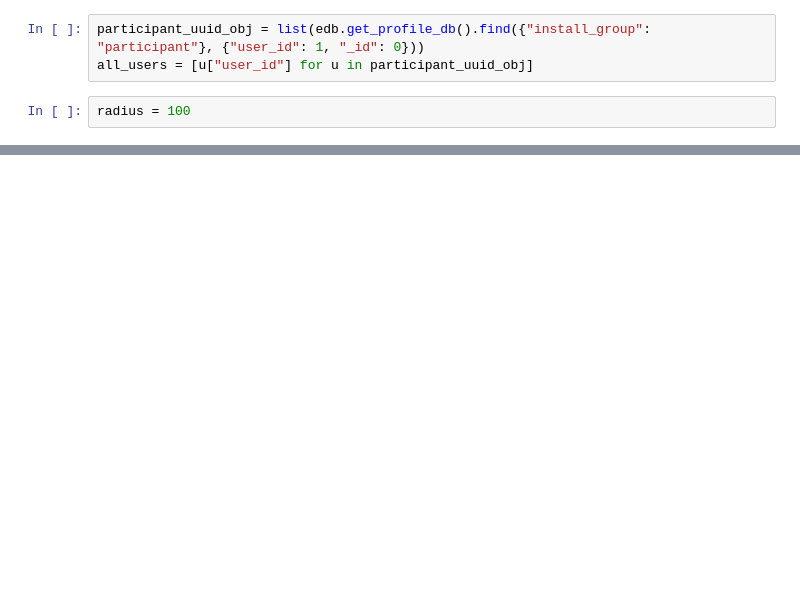
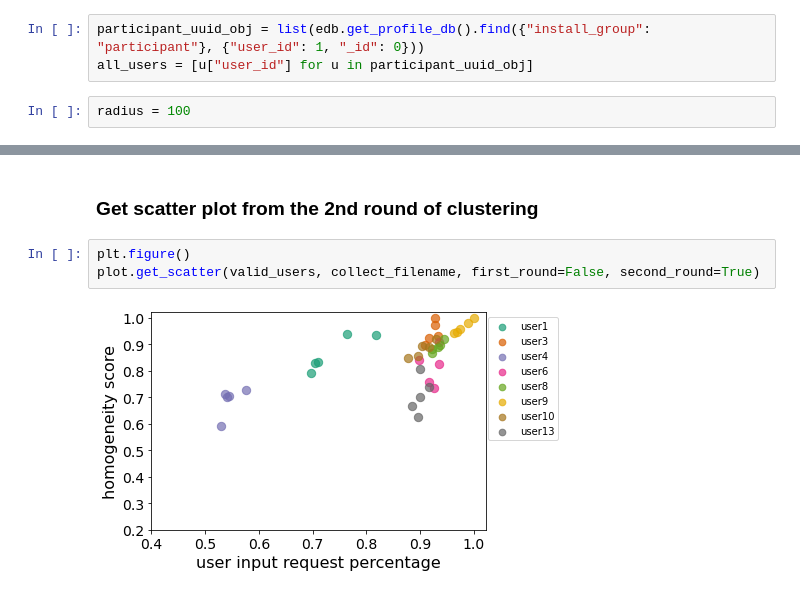
Before and after one commit to e-mission/e-mission-eval-private-data, a Jupyter notebook: tour_model_eval/first_second_round_evaluation.ipynb, the cells around one changed output, grey strips where cells are left out. Drawn from its saved outputs; the diff is of its cells as text; blank space fills up the shorter version.

```diff
--- a/tour_model_eval/first_second_round_evaluation.ipynb
+++ b/tour_model_eval/first_second_round_evaluation.ipynb
@@ -82,0 +29,7 @@ with open("collect_filename", "w") as fd:
+# %% [markdown]
+### Get scatter plot from the 2nd round of clustering
+# %%
+plt.figure()
+plot.get_scatter(valid_users, collect_filename, first_round=False, second_round=True)
+# %% [output]
+[figure, added]
```
Also changed, not shown: parts of 6 cells of this notebook, 1 other file.
